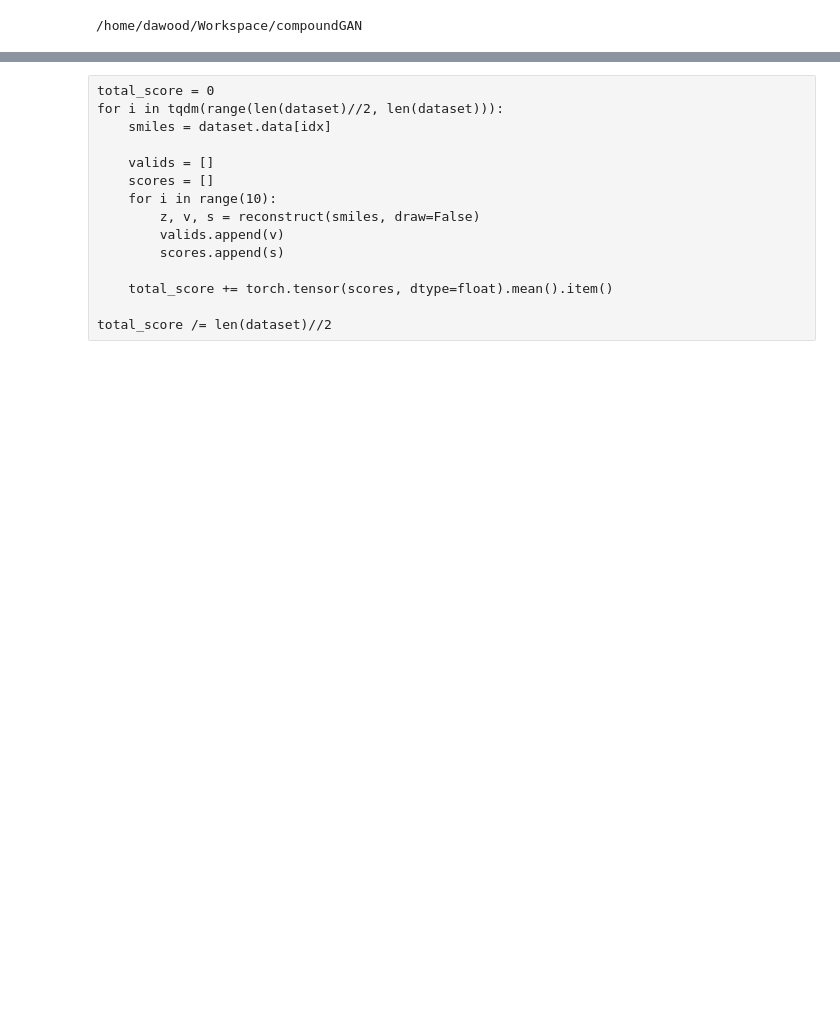
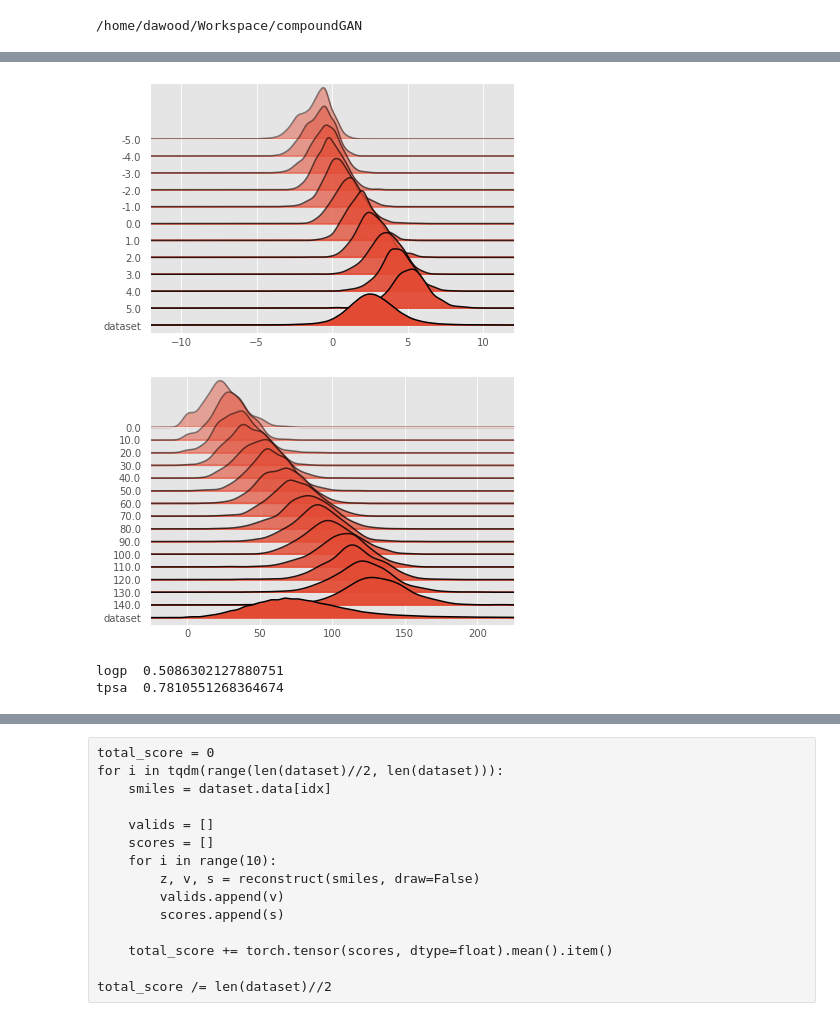
Before and after one commit to dawood95/compoundGAN, a Jupyter notebook: notebooks/model_test.ipynb, the cells around one changed output, grey strips where cells are left out. Drawn from its saved outputs; the diff is of its cells as text; code cells hidden in the pictures; blank space fills up the shorter version.

```diff
--- a/notebooks/model_test.ipynb
+++ b/notebooks/model_test.ipynb
@@ -68,7 +124,9 @@ seq_len = 64 if seq_len == np.inf else seq_len
 # %%
 D = 256
 L = D
-model = CVAEF([81, 3], D,
+C = 2
+DIM_TOKEN = 139
+model = CVAEF([DIM_TOKEN, 3], D,
               [L, L, L, L], 1, 0.9, True, use_adjoint=False, num_decoder_layers=4)
 model.load_state_dict(state_dict['parameters'])
 model = model.eval().to(DEVICE)
@@ -201,10 +265,0 @@ MOL ERROR :  Sanitization error: Explicit valence for atom # 13 O, 4, is greater
-# %%
-logP_map = defaultdict(list)
-for i in sorted(logP_data, key=lambda x:x[0]):
-    logP_map[i[0]].append(i[1])
-logP_map['dataset'] = dataset_logP
-joypy.joyplot(logP_map, grid=True, fade=True)#, labels=keys)
-plt.xticks(range(-4, 5))
-plt.xlabel('Predicted Property')
-plt.ylabel('Requested Property')
-plt.show()
@@ -222,0 +266,4 @@ plt.show()
+# %%
+num_gen = 10_000
+draw    = False
+pred_mols, pred_smiles, logp_data, tpsa_data, qed_data, sas_data = generate_random(num_gen, draw=draw)
@@ -223,2 +291,62 @@ plt.show()
+# %%
+logp_map = defaultdict(list)
+for i in sorted(logp_data, key=lambda x:x[0]):
+    logp_map[i[0]].append(i[1])
+logp_map['dataset'] = dataset_logP
+
+tpsa_map = defaultdict(list)
+for i in sorted(tpsa_data, key=lambda x:x[0]):
+    tpsa_map[i[0]].append(i[1])
+tpsa_map['dataset'] = [x*10 for x in dataset_tpsa]
+
+# qed_map = defaultdict(list)
+# for i in sorted(qed_data, key=lambda x:x[0]):
+#     qed_map[i[0]].append(i[1])
+# qed_map['dataset'] = dataset_qed
+
+# sas_map = defaultdict(list)
+# for i in sorted(sas_data, key=lambda x:x[0]):
+#     sas_map[i[0]].append(i[1])
+# sas_map['dataset'] = dataset_sas
+
+joypy.joyplot(logp_map, grid=True, fade=True, x_range=(-12, 12))#, labels=keys)
+#plt.xticks(range(-5, 6))
+#plt.xlabel('Predicted Property')
+#plt.ylabel('Requested Property')
+#plt.title('LogP')
+
+joypy.joyplot(tpsa_map, grid=True, fade=True, x_range=(-25, 225))#, labels=keys)
+# #plt.xticks(range(-5, 6))
+# plt.xlabel('Predicted Property')
+# plt.ylabel('Requested Property')
+# plt.title('TPSA')
+
+# joypy.joyplot(qed_map, grid=True, fade=True)#, labels=keys)
+# #plt.xticks(range(0, 11))
+# # plt.xlim(-5, 6)
+# plt.xlabel('Predicted Property')
+# plt.ylabel('Requested Property')
+# plt.title('QED')
+
+# joypy.joyplot(sas_map, grid=True, fade=True)#, labels=keys)
+# plt.xticks(range(0, 11))
+# # plt.xlim(-5, 6)
+# plt.xlabel('Predicted Property')
+# plt.ylabel('Requested Property')
+# plt.title('SA Score')
+
+plt.show()
+# %% [output]
+[figure, added]
+[figure, added]
+# %%
+x = np.array(logp_data)
+print('logp ', r2_score(x[:, 0], x[:, 1]))
+
+x = np.array(tpsa_data)
+print('tpsa ', r2_score(x[:, 0], x[:, 1]))
+# %% [output]
+logp  0.5086302127880751
+tpsa  0.7810551268364674
 # %%
 novel_smiles = []
```
Also changed, not shown: parts of 14 cells of this notebook, 9 other files.
